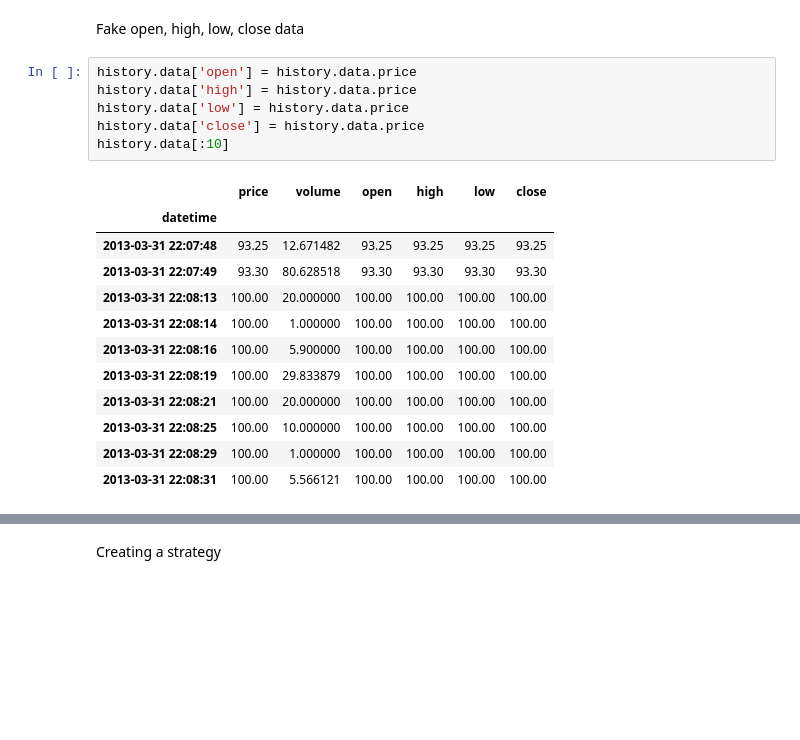
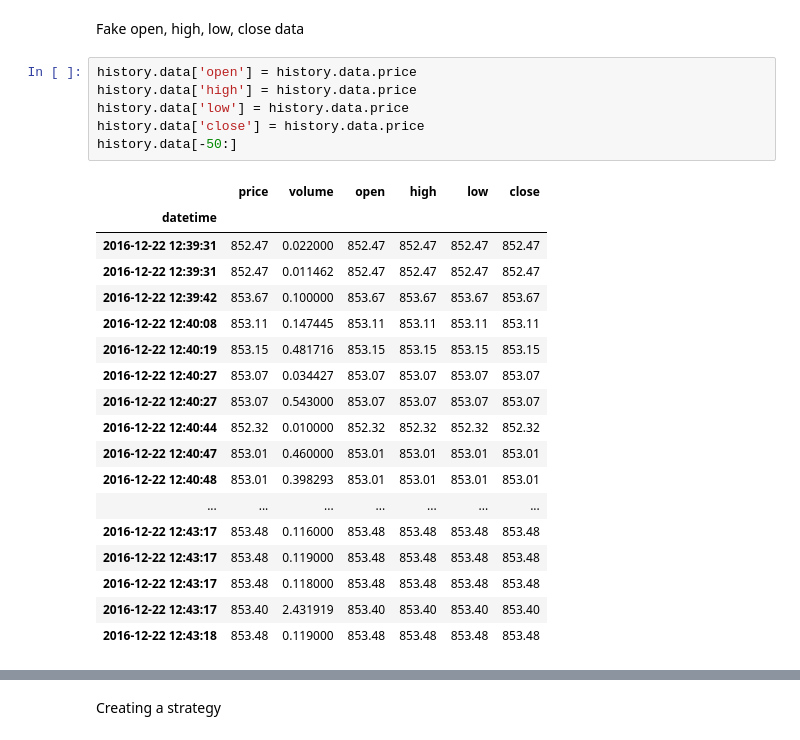
Before and after one commit to fccoelho/crypto_algo_trading, a Jupyter notebook: Backtest and Trade.ipynb, the cells around one changed output, grey strips where cells are left out. Cells and saved outputs as stored; diff of their text form; blank space fills up the shorter version.

```diff
--- a/Backtest and Trade.ipynb
+++ b/Backtest and Trade.ipynb
@@ -66,22 +53,28 @@ Fake open, high, low, close data
 # %%
 history.data['open'] = history.data.price
 history.data['high'] = history.data.price
 history.data['low'] = history.data.price
 history.data['close'] = history.data.price
-history.data[:10]
+history.data[-50:]
 # %% [output]
 |  | price | volume | open | high | low | close |
 | datetime |  |  |  |  |  |  |
-| 2013-03-31 22:07:48 | 93.25 | 12.671482 | 93.25 | 93.25 | 93.25 | 93.25 |
-| 2013-03-31 22:07:49 | 93.30 | 80.628518 | 93.30 | 93.30 | 93.30 | 93.30 |
-| 2013-03-31 22:08:13 | 100.00 | 20.000000 | 100.00 | 100.00 | 100.00 | 100.00 |
-| 2013-03-31 22:08:14 | 100.00 | 1.000000 | 100.00 | 100.00 | 100.00 | 100.00 |
-| 2013-03-31 22:08:16 | 100.00 | 5.900000 | 100.00 | 100.00 | 100.00 | 100.00 |
-| 2013-03-31 22:08:19 | 100.00 | 29.833879 | 100.00 | 100.00 | 100.00 | 100.00 |
-| 2013-03-31 22:08:21 | 100.00 | 20.000000 | 100.00 | 100.00 | 100.00 | 100.00 |
-| 2013-03-31 22:08:25 | 100.00 | 10.000000 | 100.00 | 100.00 | 100.00 | 100.00 |
-| 2013-03-31 22:08:29 | 100.00 | 1.000000 | 100.00 | 100.00 | 100.00 | 100.00 |
-| 2013-03-31 22:08:31 | 100.00 | 5.566121 | 100.00 | 100.00 | 100.00 | 100.00 |
+| 2016-12-22 12:39:31 | 852.47 | 0.022000 | 852.47 | 852.47 | 852.47 | 852.47 |
+| 2016-12-22 12:39:31 | 852.47 | 0.011462 | 852.47 | 852.47 | 852.47 | 852.47 |
+| 2016-12-22 12:39:42 | 853.67 | 0.100000 | 853.67 | 853.67 | 853.67 | 853.67 |
+| 2016-12-22 12:40:08 | 853.11 | 0.147445 | 853.11 | 853.11 | 853.11 | 853.11 |
+| 2016-12-22 12:40:19 | 853.15 | 0.481716 | 853.15 | 853.15 | 853.15 | 853.15 |
+| 2016-12-22 12:40:27 | 853.07 | 0.034427 | 853.07 | 853.07 | 853.07 | 853.07 |
+| 2016-12-22 12:40:27 | 853.07 | 0.543000 | 853.07 | 853.07 | 853.07 | 853.07 |
+| 2016-12-22 12:40:44 | 852.32 | 0.010000 | 852.32 | 852.32 | 852.32 | 852.32 |
+| 2016-12-22 12:40:47 | 853.01 | 0.460000 | 853.01 | 853.01 | 853.01 | 853.01 |
+| 2016-12-22 12:40:48 | 853.01 | 0.398293 | 853.01 | 853.01 | 853.01 | 853.01 |
+| ... | ... | ... | ... | ... | ... | ... |
+| 2016-12-22 12:43:17 | 853.48 | 0.116000 | 853.48 | 853.48 | 853.48 | 853.48 |
+| 2016-12-22 12:43:17 | 853.48 | 0.119000 | 853.48 | 853.48 | 853.48 | 853.48 |
+| 2016-12-22 12:43:17 | 853.48 | 0.118000 | 853.48 | 853.48 | 853.48 | 853.48 |
+| 2016-12-22 12:43:17 | 853.40 | 2.431919 | 853.40 | 853.40 | 853.40 | 853.40 |
+| 2016-12-22 12:43:18 | 853.48 | 0.119000 | 853.48 | 853.48 | 853.48 | 853.48 |
 # %%
 history.data[-50:].plot(y='price',figsize=(10,6), style='-o', grid=True);
 history.data[-50:].plot(y='volume', kind='bar',figsize=(10,6), grid=True);
```
Also changed, not shown: parts of 12 cells of this notebook, 5 other files.
